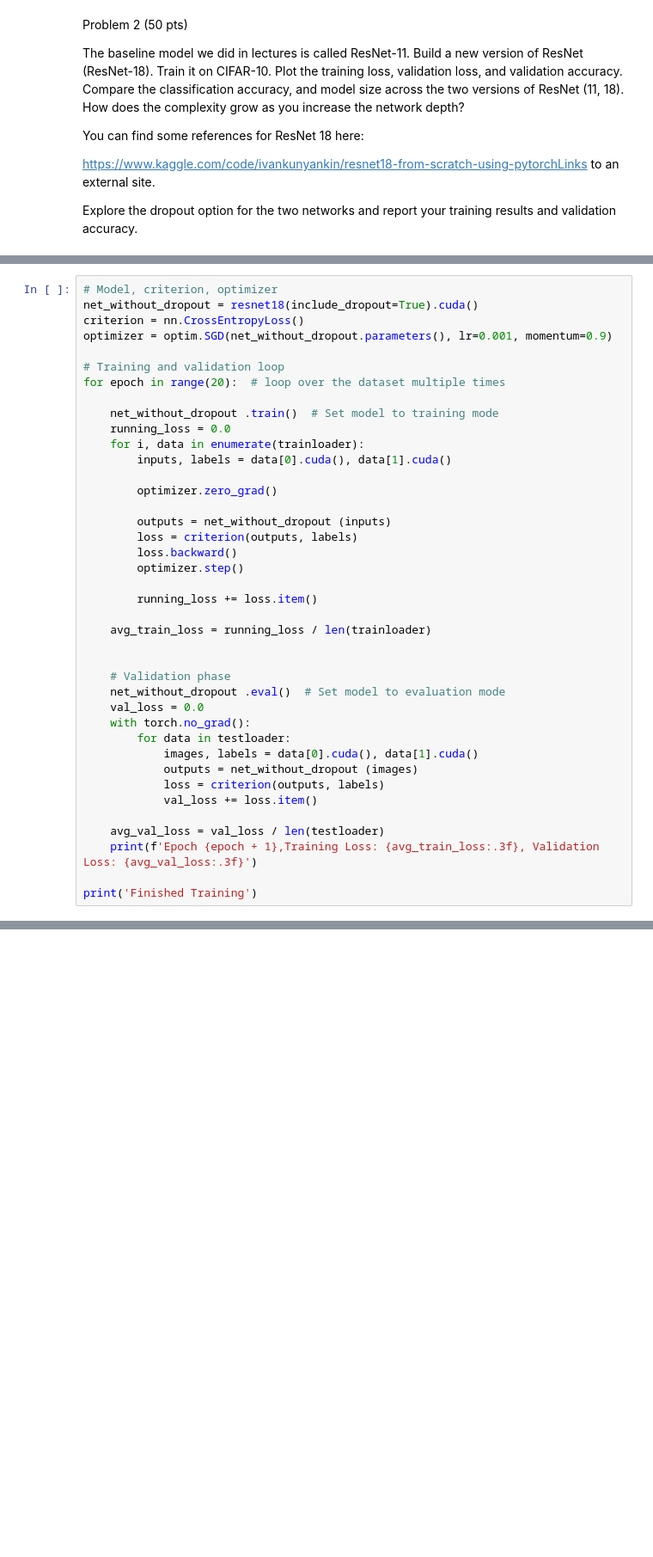
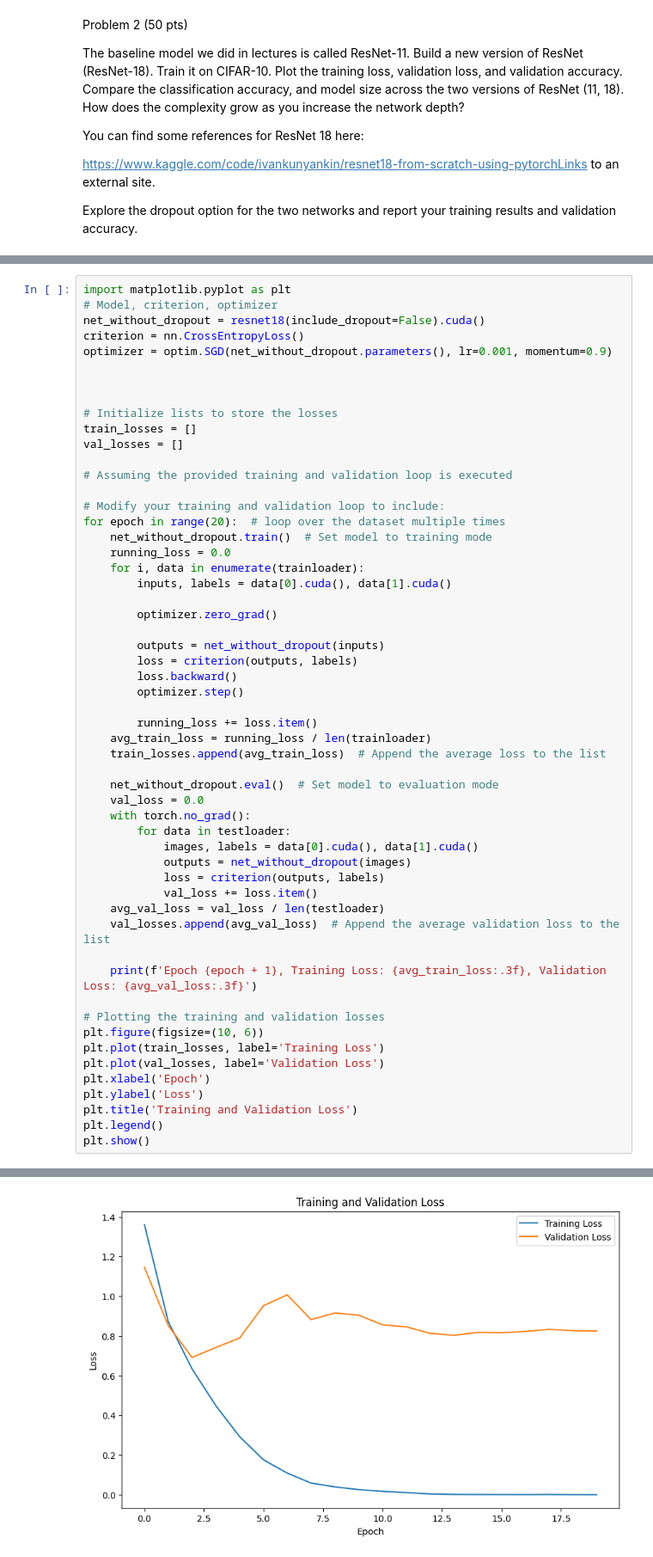
Before and after one commit to saikrishna1108/Intro_to_DL, a Jupyter notebook: Homework2_DL.ipynb, the cells around one changed output, grey strips where cells are left out. Shown at 86% size. Drawn from its saved outputs; the diff is of its cells as text; blank space fills up the shorter version.

```diff
--- a/Homework2_DL.ipynb
+++ b/Homework2_DL.ipynb
@@ -409,41 +460,56 @@ Final Accuracy of the network on the 10000 test images: 79.93%
 # %%
+import matplotlib.pyplot as plt
 # Model, criterion, optimizer
-net_without_dropout = resnet18(include_dropout=True).cuda()
+net_without_dropout = resnet18(include_dropout=False).cuda()
 criterion = nn.CrossEntropyLoss()
 optimizer = optim.SGD(net_without_dropout.parameters(), lr=0.001, momentum=0.9)
 
-# Training and validation loop
+
+
+# Initialize lists to store the losses
+train_losses = []
+val_losses = []
+
+# Assuming the provided training and validation loop is executed
+
+# Modify your training and validation loop to include:
 for epoch in range(20):  # loop over the dataset multiple times
-
-    net_without_dropout .train()  # Set model to training mode
+    net_without_dropout.train()  # Set model to training mode
     running_loss = 0.0
     for i, data in enumerate(trainloader):
         inputs, labels = data[0].cuda(), data[1].cuda()
 
         optimizer.zero_grad()
 
-        outputs = net_without_dropout (inputs)
+        outputs = net_without_dropout(inputs)
         loss = criterion(outputs, labels)
         loss.backward()
         optimizer.step()
 
         running_loss += loss.item()
+    avg_train_loss = running_loss / len(trainloader)
+    train_losses.append(avg_train_loss)  # Append the average loss to the list
 
-    avg_train_loss = running_loss / len(trainloader)
-
-
-    # Validation phase
-    net_without_dropout .eval()  # Set model to evaluation mode
+    net_without_dropout.eval()  # Set model to evaluation mode
     val_loss = 0.0
     with torch.no_grad():
         for data in testloader:
             images, labels = data[0].cuda(), data[1].cuda()
-            outputs = net_without_dropout (images)
+            outputs = net_without_dropout(images)
             loss = criterion(outputs, labels)
             val_loss += loss.item()
+    avg_val_loss = val_loss / len(testloader)
+    val_losses.append(avg_val_loss)  # Append the average validation loss to the list
 
-    avg_val_loss = val_loss / len(testloader)
-    print(f'Epoch {epoch + 1},Training Loss: {avg_train_loss:.3f}, Validation Loss: {avg_val_loss:.3f}')
+    print(f'Epoch {epoch + 1}, Training Loss: {avg_train_loss:.3f}, Validation Loss: {avg_val_loss:.3f}')
 
-print('Finished Training')
+# Plotting the training and validation losses
+plt.figure(figsize=(10, 6))
+plt.plot(train_losses, label='Training Loss')
+plt.plot(val_losses, label='Validation Loss')
+plt.xlabel('Epoch')
+plt.ylabel('Loss')
+plt.title('Training and Validation Loss')
+plt.legend()
+plt.show()
 # %% [output]
@@ -467,3 +536,4 @@ Finished Training
+[figure, added]
 # %%
  net_without_dropout.eval()
 
```
Also changed, not shown: parts of 10 cells of this notebook.
